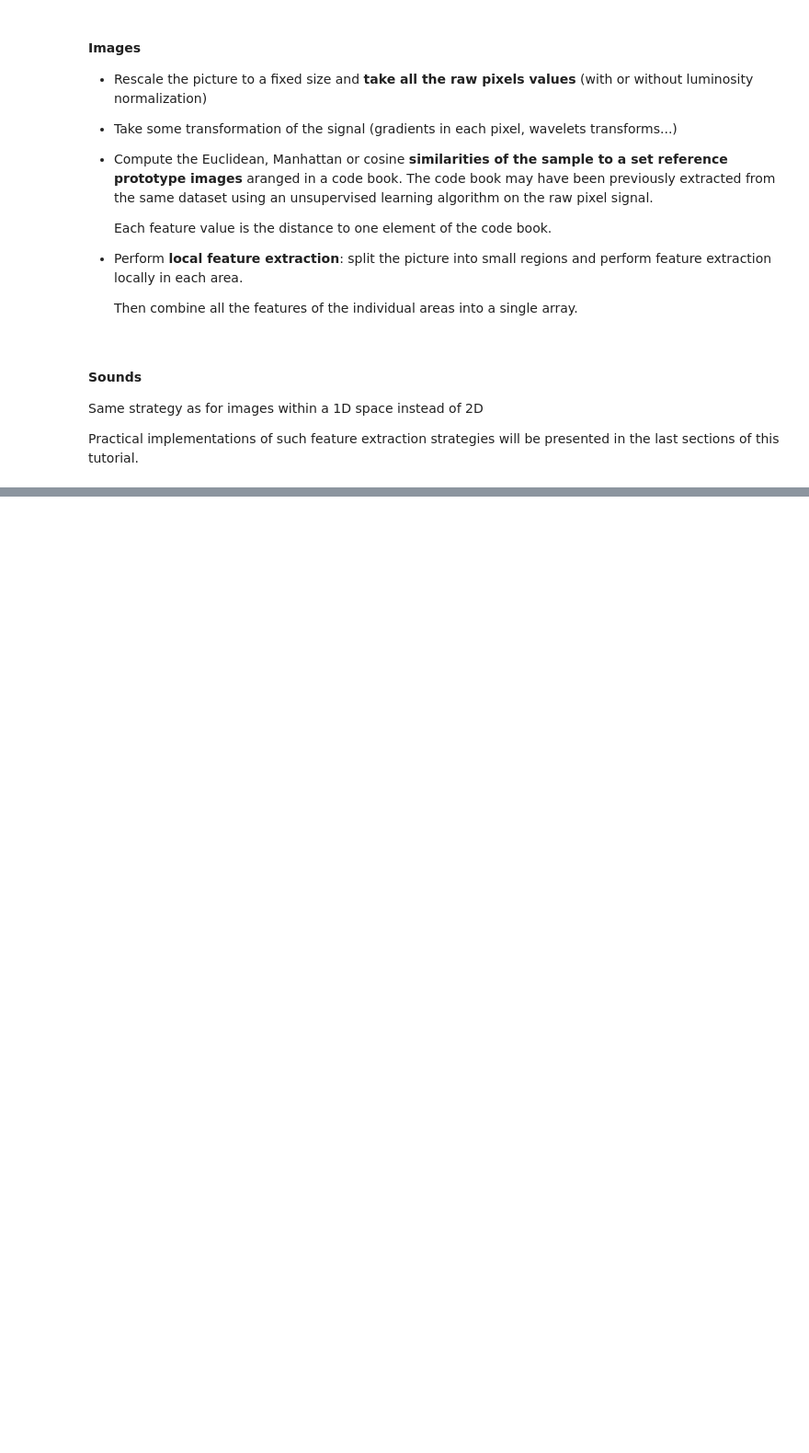
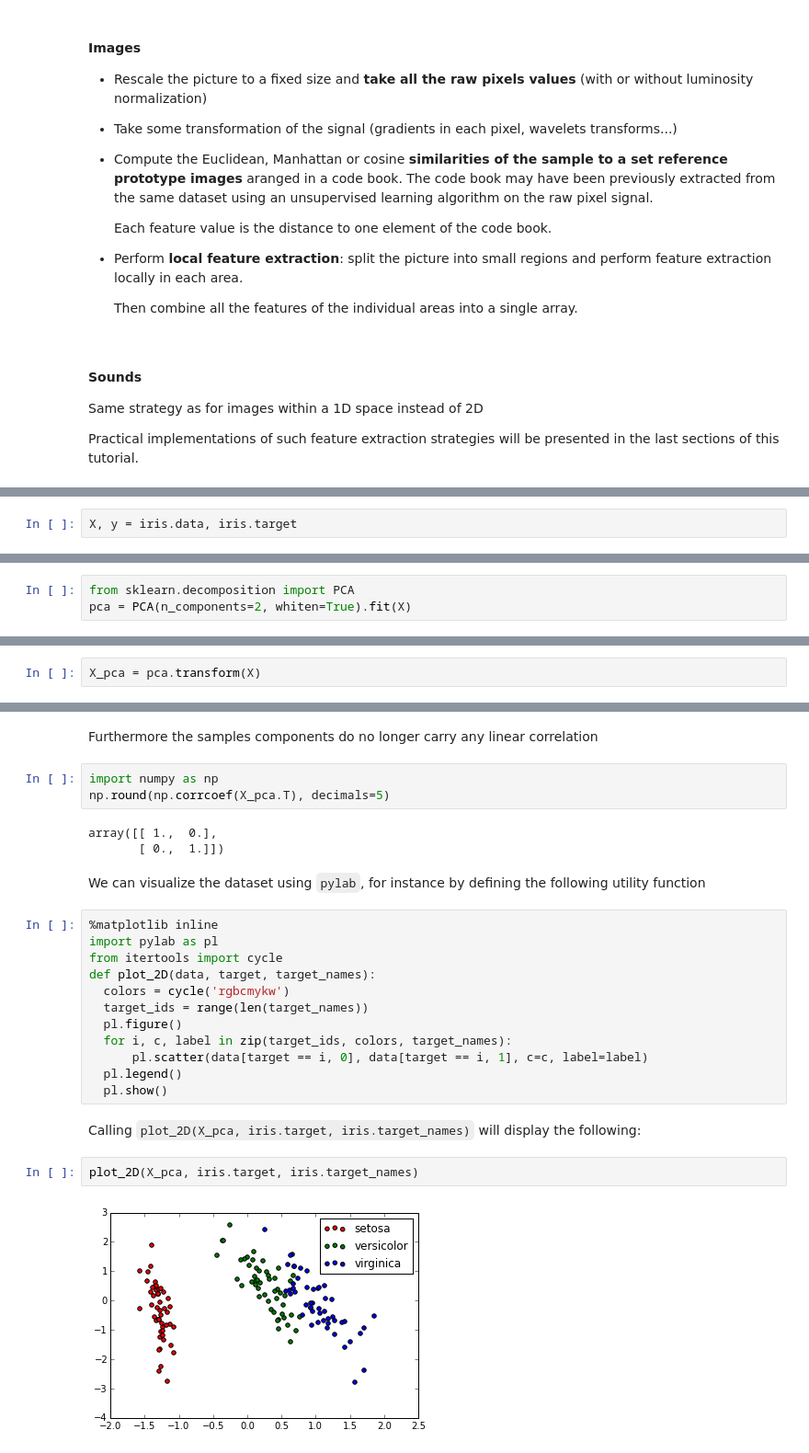
Before and after one commit to datayo/machine-learning-tutorial, a Jupyter notebook: tutorial.ipynb, the cells around one changed output, grey strips where cells are left out. Shown at 92% size. Cells and saved outputs as stored; diff of their text form; blank space fills up the shorter version.

```diff
--- a/tutorial.ipynb
+++ b/tutorial.ipynb
@@ -1060,0 +291,2 @@ Key takeaway points
+# %%
+X, y = iris.data, iris.target
@@ -1060,0 +527,3 @@ Key takeaway points
+# %%
+from sklearn.decomposition import PCA
+pca = PCA(n_components=2, whiten=True).fit(X)
@@ -1060,0 +547,2 @@ Key takeaway points
+# %%
+X_pca = pca.transform(X)
@@ -1060,0 +560,28 @@ Key takeaway points
+# %% [markdown]
+Furthermore the samples components do no longer carry any linear correlation
+# %%
+import numpy as np
+np.round(np.corrcoef(X_pca.T), decimals=5)
+# %% [output]
+array([[ 1.,  0.],
+       [ 0.,  1.]])
+# %% [markdown]
+We can visualize the dataset using ``pylab``, for instance by defining the following utility function
+# %%
+%matplotlib inline
+import pylab as pl
+from itertools import cycle
+def plot_2D(data, target, target_names):
+  colors = cycle('rgbcmykw')
+  target_ids = range(len(target_names))
+  pl.figure()
+  for i, c, label in zip(target_ids, colors, target_names):
+      pl.scatter(data[target == i, 0], data[target == i, 1], c=c, label=label)
+  pl.legend()
+  pl.show()
+# %% [markdown]
+Calling ``plot_2D(X_pca, iris.target, iris.target_names)`` will display the following:
+# %%
+plot_2D(X_pca, iris.target, iris.target_names)
+# %% [output]
+[figure, added]
```
Also changed, not shown: parts of 76 cells of this notebook, 3 other files.
